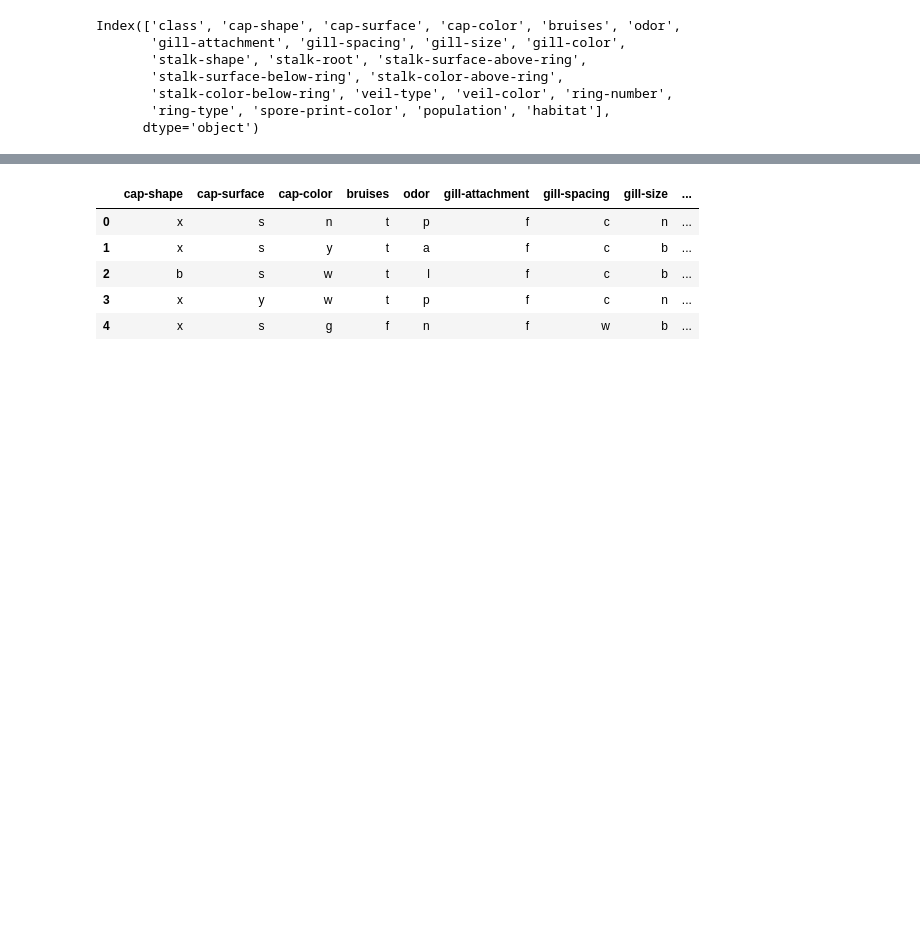
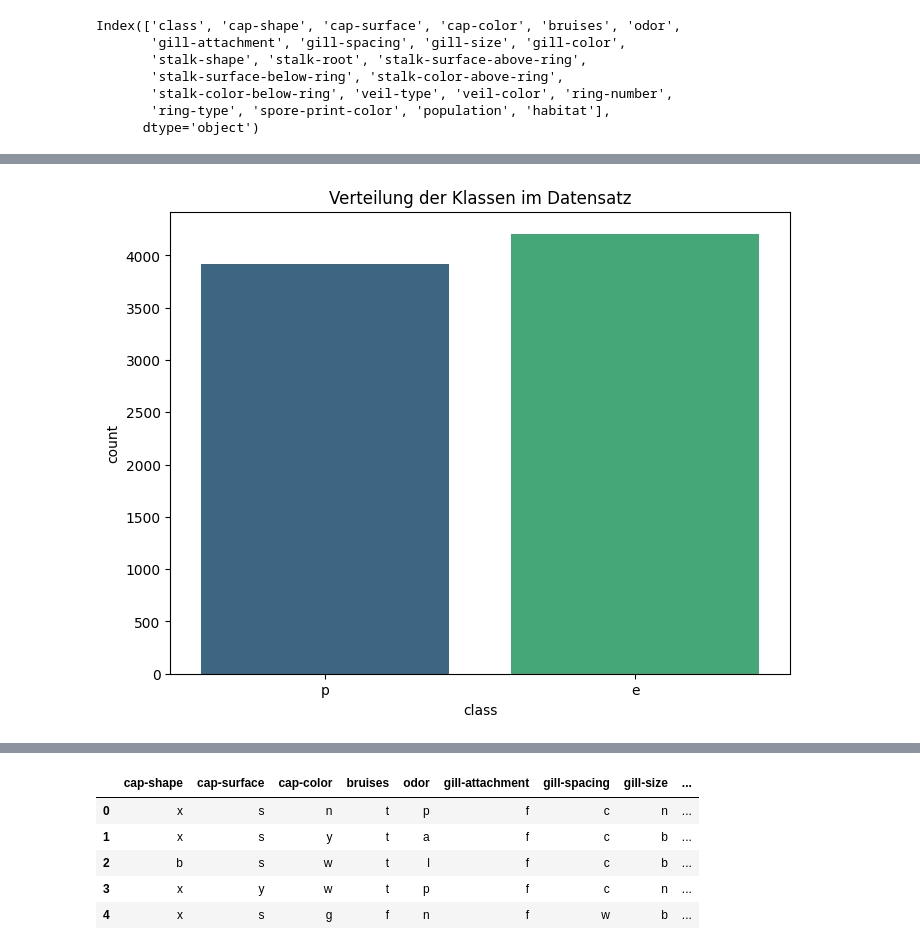
Before and after one commit to Julian-wi22060/DataExplorationProject, a Jupyter notebook: Marquardt.ipynb, the cells around one changed output, grey strips where cells are left out. Saved outputs shown, nothing was run; the diff lists cells and outputs as text; code cells hidden in the pictures; blank space fills up the shorter version.

```diff
--- a/Marquardt.ipynb
+++ b/Marquardt.ipynb
@@ -52,0 +116,8 @@ Index(['class', 'cap-shape', 'cap-surface', 'cap-color', 'bruises', 'odor',
+# %%
+# Visualisierung der Verteilung der Klassen
+plt.figure(figsize=(8, 6))
+sns.countplot(x='class', data=mushroom_data, palette='viridis')
+plt.title('Verteilung der Klassen im Datensatz')
+plt.show()
+# %% [output]
+[figure, added]
```
Also changed, not shown: parts of 6 cells of this notebook, 1 other file.
